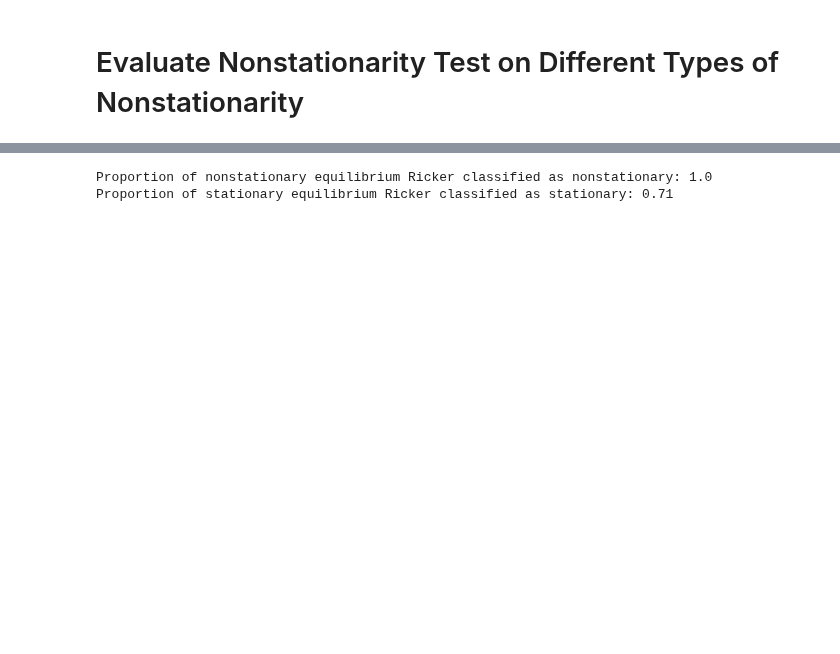
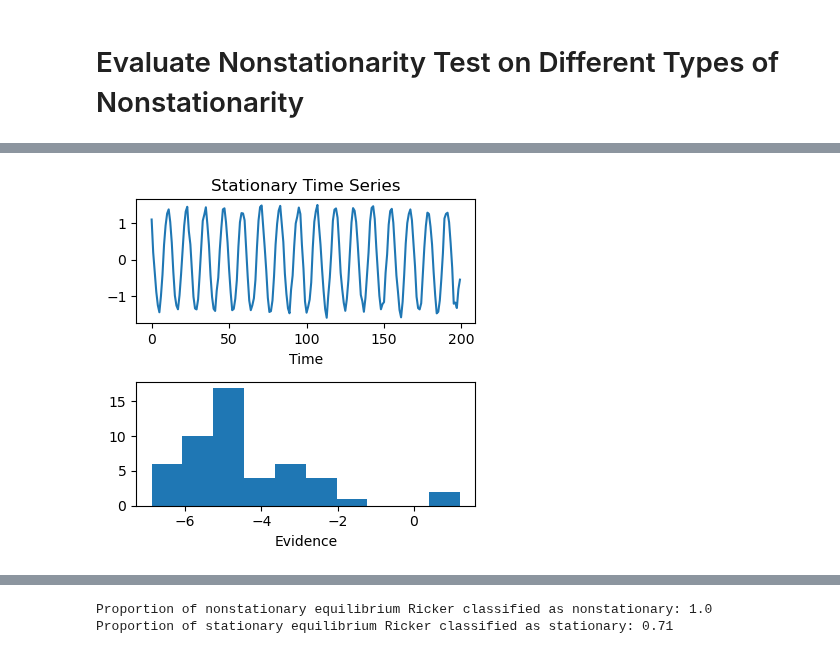
Before and after one commit to kenflat2/NS-Map, a Jupyter notebook: experiments/linear/plot_linear_results.ipynb, the cells around one changed output, grey strips where cells are left out. Saved outputs shown, nothing was run; the diff lists cells and outputs as text; code cells hidden in the pictures; blank space fills up the shorter version.

```diff
--- a/experiments/linear/plot_linear_results.ipynb
+++ b/experiments/linear/plot_linear_results.ipynb
@@ -34,3 +60,18 @@ plt.show()
+# %%
+# Plot the time series on the first subplot
+ax[0].plot(generate_stationary_linear())
+ax[0].set_title("Stationary Time Series")
+ax[0].set_xlabel("Time")
+# ax[0].set_ylabel("Value")
+
+# Plot the histogram on the second subplot
+ax[1].hist(stationary_data[:, 0], alpha=1.0)
+ax[1].set_xlabel("Evidence")
+
+plt.tight_layout()
+plt.show()
+# %% [output]
+[figure, added]
 # %%
 # Plot an example time series from the stationary case
 
```
Also changed, not shown: parts of 19 cells of this notebook, 12 other files.
